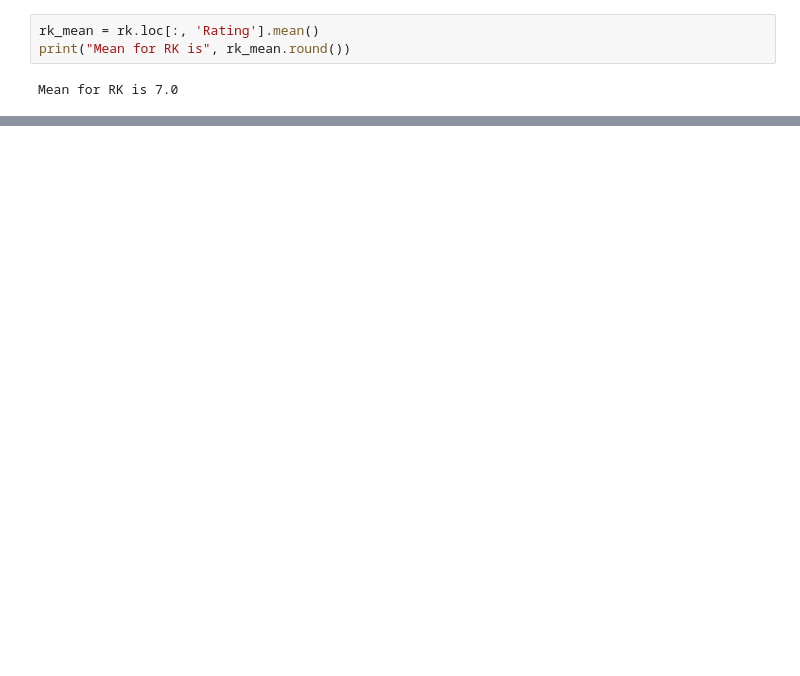
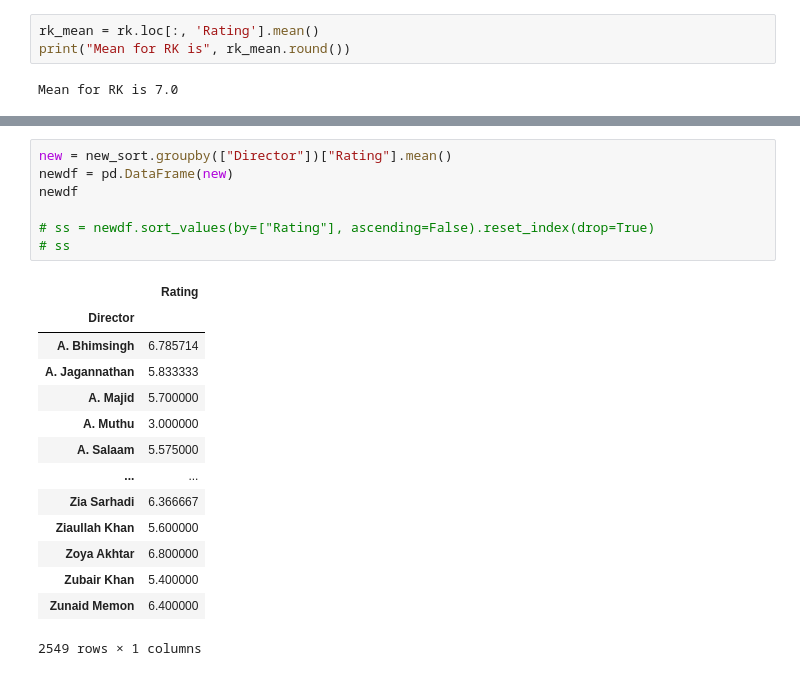
Before and after one commit to manaskocharekar/jupyter-notebooks, a Jupyter notebook: IMDb Movies India.ipynb, the cells around one changed output, grey strips where cells are left out. Saved outputs shown, nothing was run; the diff lists cells and outputs as text; blank space fills up the shorter version.

Commit message:
Averaged all Directors by rating

```diff
--- a/IMDb Movies India.ipynb
+++ b/IMDb Movies India.ipynb
@@ -163,0 +164,22 @@ srk
+# %%
+new = new_sort.groupby(["Director"])["Rating"].mean()
+newdf = pd.DataFrame(new)
+newdf
+
+# ss = newdf.sort_values(by=["Rating"], ascending=False).reset_index(drop=True)
+# ss
+# %% [output]
+|  | Rating |
+| Director |  |
+| A. Bhimsingh | 6.785714 |
+| A. Jagannathan | 5.833333 |
+| A. Majid | 5.700000 |
+| A. Muthu | 3.000000 |
+| A. Salaam | 5.575000 |
+| ... | ... |
+| Zia Sarhadi | 6.366667 |
+| Ziaullah Khan | 5.600000 |
+| Zoya Akhtar | 6.800000 |
+| Zubair Khan | 5.400000 |
+| Zunaid Memon | 6.400000 |
+2549 rows × 1 columns
```
Also changed, not shown: parts of 2 cells of this notebook.
